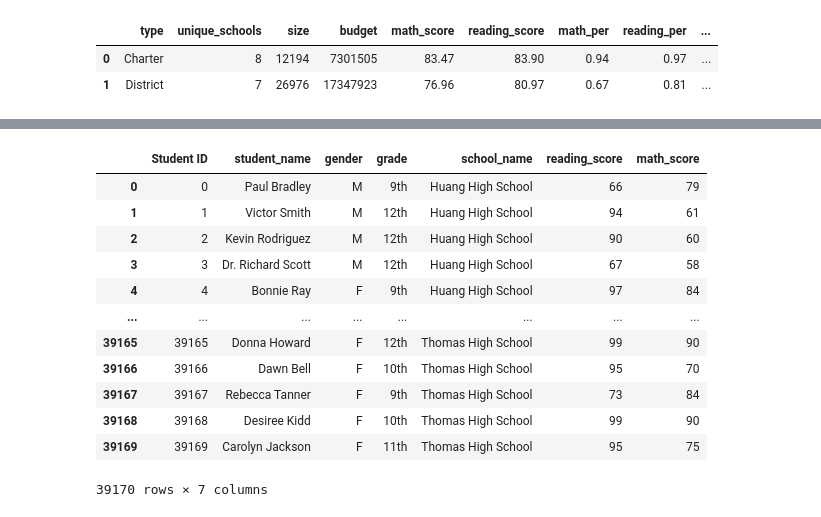
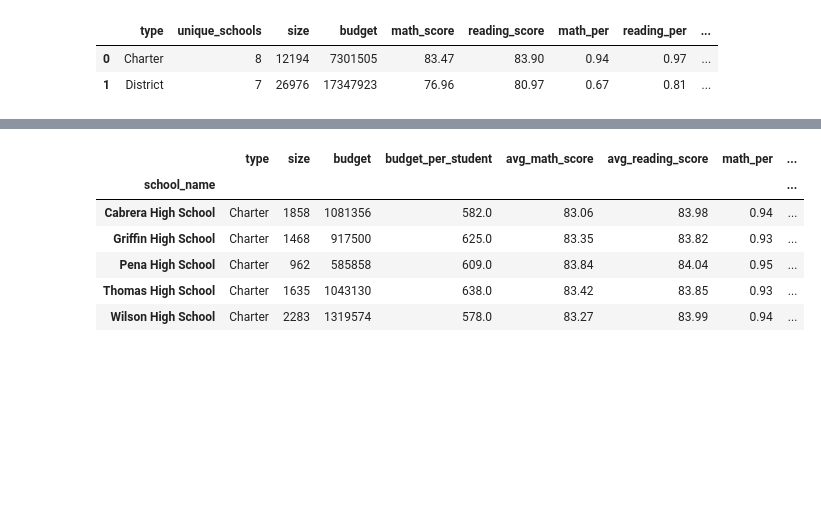
Before and after one commit to Vallkhan/PANDAS-Project, a Jupyter notebook: PyCitySchools/Module_4_Challenge.ipynb, the cells around one changed output, grey strips where cells are left out. Saved outputs shown, nothing was run; the diff lists cells and outputs as text; code cells hidden in the pictures; blank space fills up the shorter version.

```diff
--- a/PyCitySchools/Module_4_Challenge.ipynb
+++ b/PyCitySchools/Module_4_Challenge.ipynb
@@ -154,16 +161,11 @@ schools_df
-# %%
-students_df
-# %% [output]
-|  | Student ID | student_name | gender | grade | school_name | reading_score | math_score |
-| 0 | 0 | Paul Bradley | M | 9th | Huang High School | 66 | 79 |
-| 1 | 1 | Victor Smith | M | 12th | Huang High School | 94 | 61 |
-| 2 | 2 | Kevin Rodriguez | M | 12th | Huang High School | 90 | 60 |
-| 3 | 3 | Dr. Richard Scott | M | 12th | Huang High School | 67 | 58 |
-| 4 | 4 | Bonnie Ray | F | 9th | Huang High School | 97 | 84 |
-| ... | ... | ... | ... | ... | ... | ... | ... |
-| 39165 | 39165 | Donna Howard | F | 12th | Thomas High School | 99 | 90 |
-| 39166 | 39166 | Dawn Bell | F | 10th | Thomas High School | 95 | 70 |
-| 39167 | 39167 | Rebecca Tanner | F | 9th | Thomas High School | 73 | 84 |
-| 39168 | 39168 | Desiree Kidd | F | 10th | Thomas High School | 99 | 90 |
-| 39169 | 39169 | Carolyn Jackson | F | 11th | Thomas High School | 95 | 75 |
-39170 rows × 7 columns
+# %%
+top_schools = per_school_summary.sort_values(by="overall_passing_per",ascending=False)
+top_schools.head(5)
+# %% [output]
+|  | type | size | budget | budget_per_student | avg_math_score | avg_reading_score | math_per | ... |
+| school_name |  |  |  |  |  |  |  | ... |
+| Cabrera High School | Charter | 1858 | 1081356 | 582.0 | 83.06 | 83.98 | 0.94 | ... |
+| Griffin High School | Charter | 1468 | 917500 | 625.0 | 83.35 | 83.82 | 0.93 | ... |
+| Pena High School | Charter | 962 | 585858 | 609.0 | 83.84 | 84.04 | 0.95 | ... |
+| Thomas High School | Charter | 1635 | 1043130 | 638.0 | 83.42 | 83.85 | 0.93 | ... |
+| Wilson High School | Charter | 2283 | 1319574 | 578.0 | 83.27 | 83.99 | 0.94 | ... |
```
Also changed, not shown: parts of 11 cells of this notebook.
